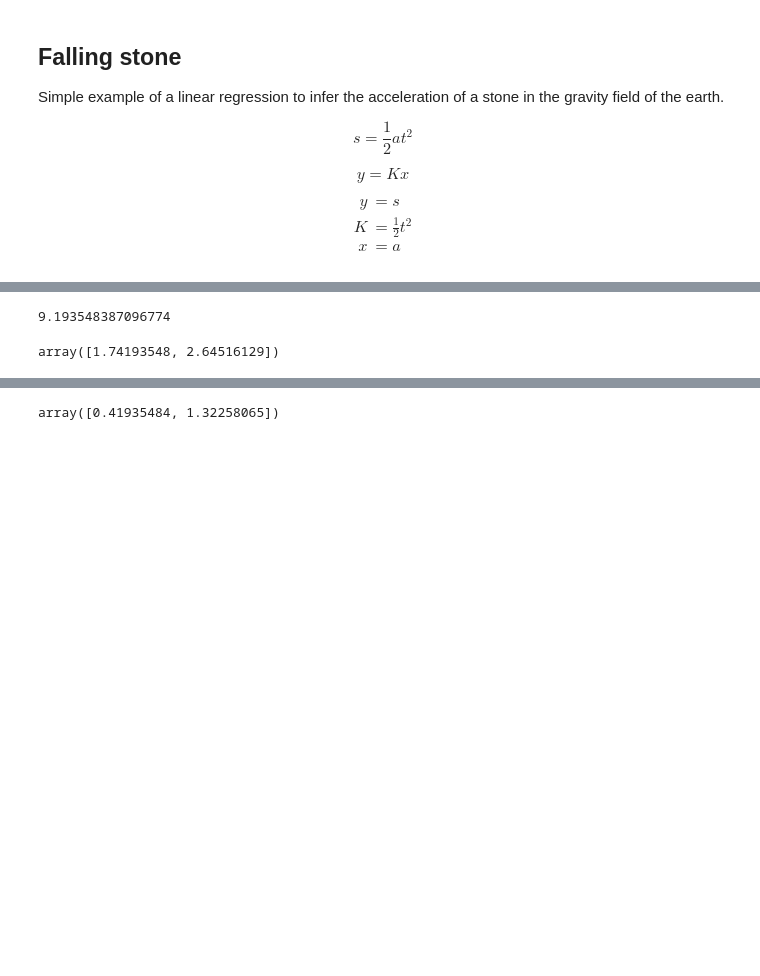
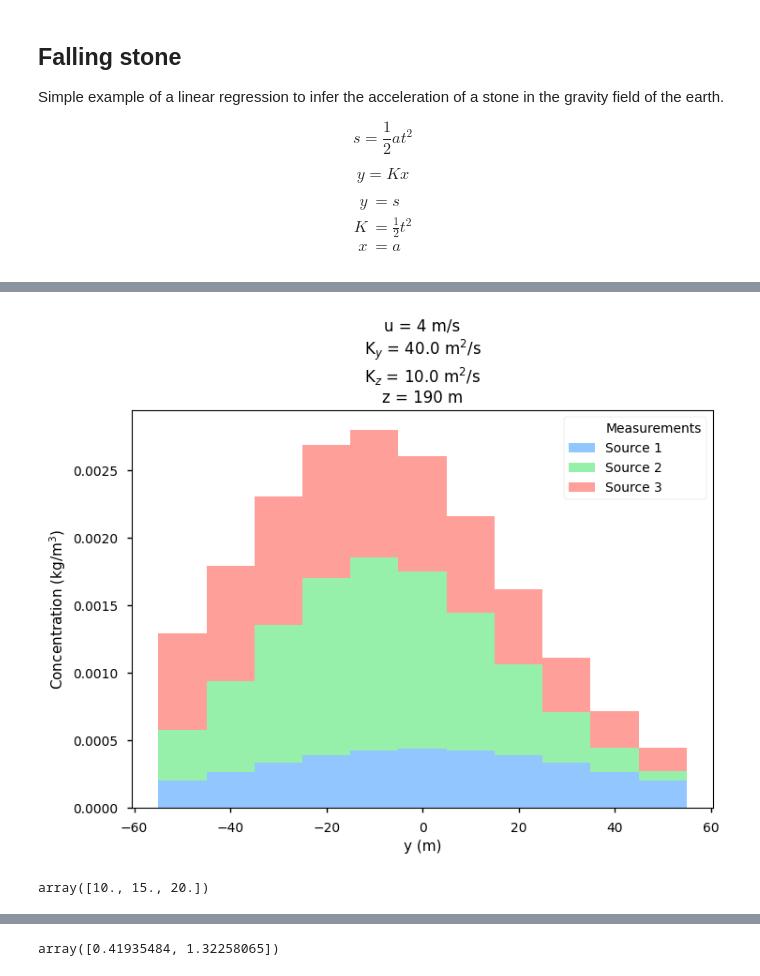
Before and after one commit to ATMO-IUP-UHEI/pyinverse, a Jupyter notebook: docs/example.ipynb, the cells around one changed output, grey strips where cells are left out. Cells and saved outputs as stored; diff of their text form; code cells hidden in the pictures; blank space fills up the shorter version.

```diff
--- a/docs/example.ipynb
+++ b/docs/example.ipynb
@@ -167,0 +294,27 @@ for alpha in [1, 2, 3]:
+# %%
+# Construct the transport matrix K for the measurements by using the compute_diffusion
+# function.
+K = np.zeros((len(y_meas), len(x0_list)))
+for i, (x0, y0, z0) in enumerate(zip(x0_list, y0_list, z0_list)):
+    for j, (x, y) in enumerate(zip(x_meas, y_meas)):
+        K[j, i] = compute_diffusion(x_meas[j], y, z, x0, y0, z0, u0, K_y, K_z)
+# %%
+# Compute the concentration at the measurement locations
+con_meas = K @ E_list
+# %%
+# Plot the concentration at the measurement locations
+bottom = np.zeros_like(y_meas, dtype=float)
+for i, E in enumerate(E_list):
+    em_vec = np.zeros_like(E_list)
+    em_vec[i] = E
+    con_from_source = K @ em_vec
+    plt.bar(y_meas, con_from_source, bottom=bottom, width=10, label=f"Source {i + 1}")
+    bottom += con_from_source
+plt.plot(y_meas, con_meas, "x", color="gold", label="Measurements")
+plt.xlabel("y (m)")
+plt.ylabel("Concentration (kg/m$^3$)")
+plt.title(f"u = {u0} m/s\nK$_y$ = {K_y} m$^2$/s\nK$_z$ = {K_z} m$^2$/s\nz = {z} m")
+plt.legend()
+pass
+# %% [output]
+[figure, added]
@@ -168,11 +325,6 @@ for alpha in [1, 2, 3]:
 # %%
 x_est, res, rank, s = solver()
-# %%
-# Compute loss for the measurements
-loss(x_est)
-# %% [output]
-9.193548387096774
-# %%
-K @ x_est
-# %% [output]
-array([1.74193548, 2.64516129])
+# %%
+x_est
+# %% [output]
+array([10., 15., 20.])
```
Also changed, not shown: parts of 20 cells of this notebook.
